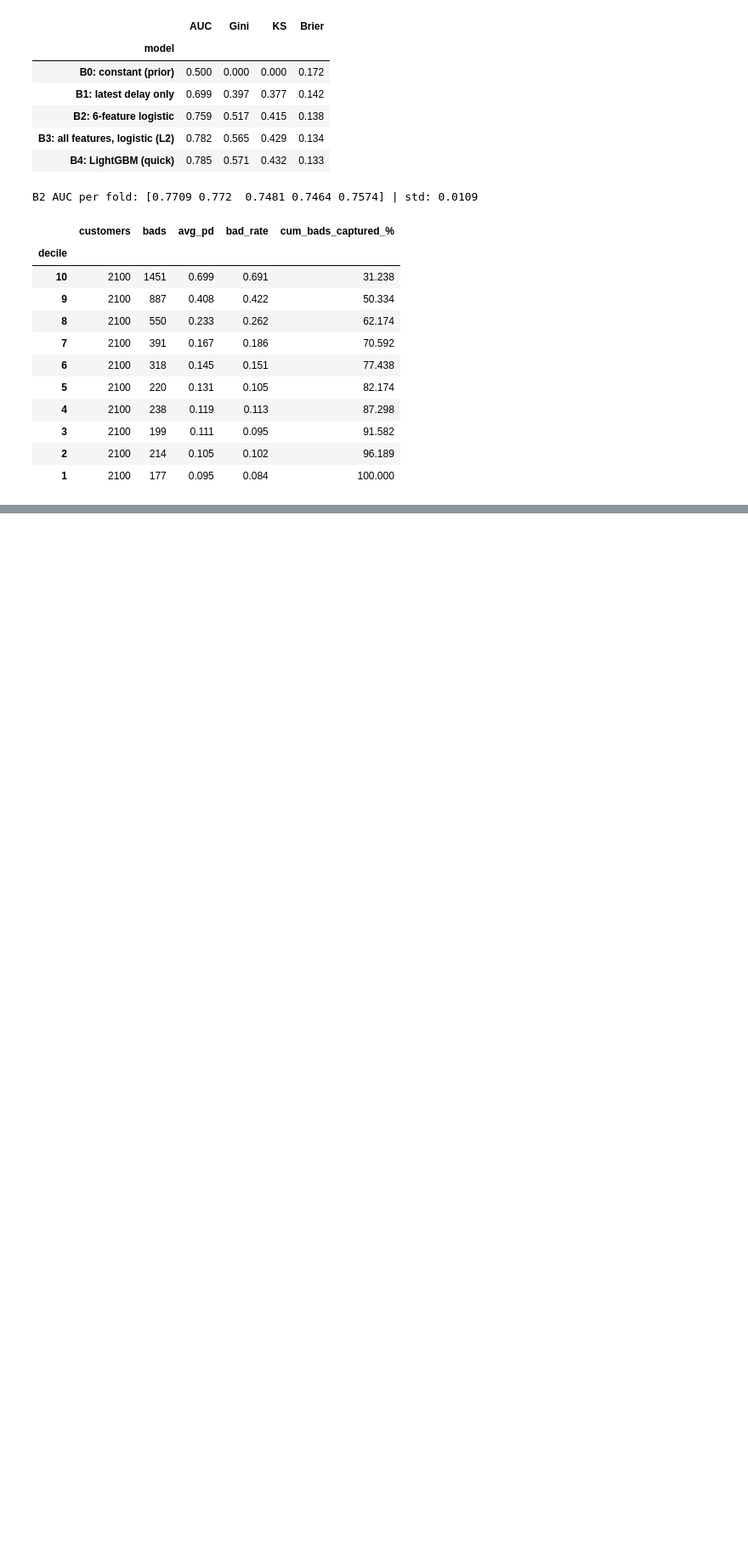
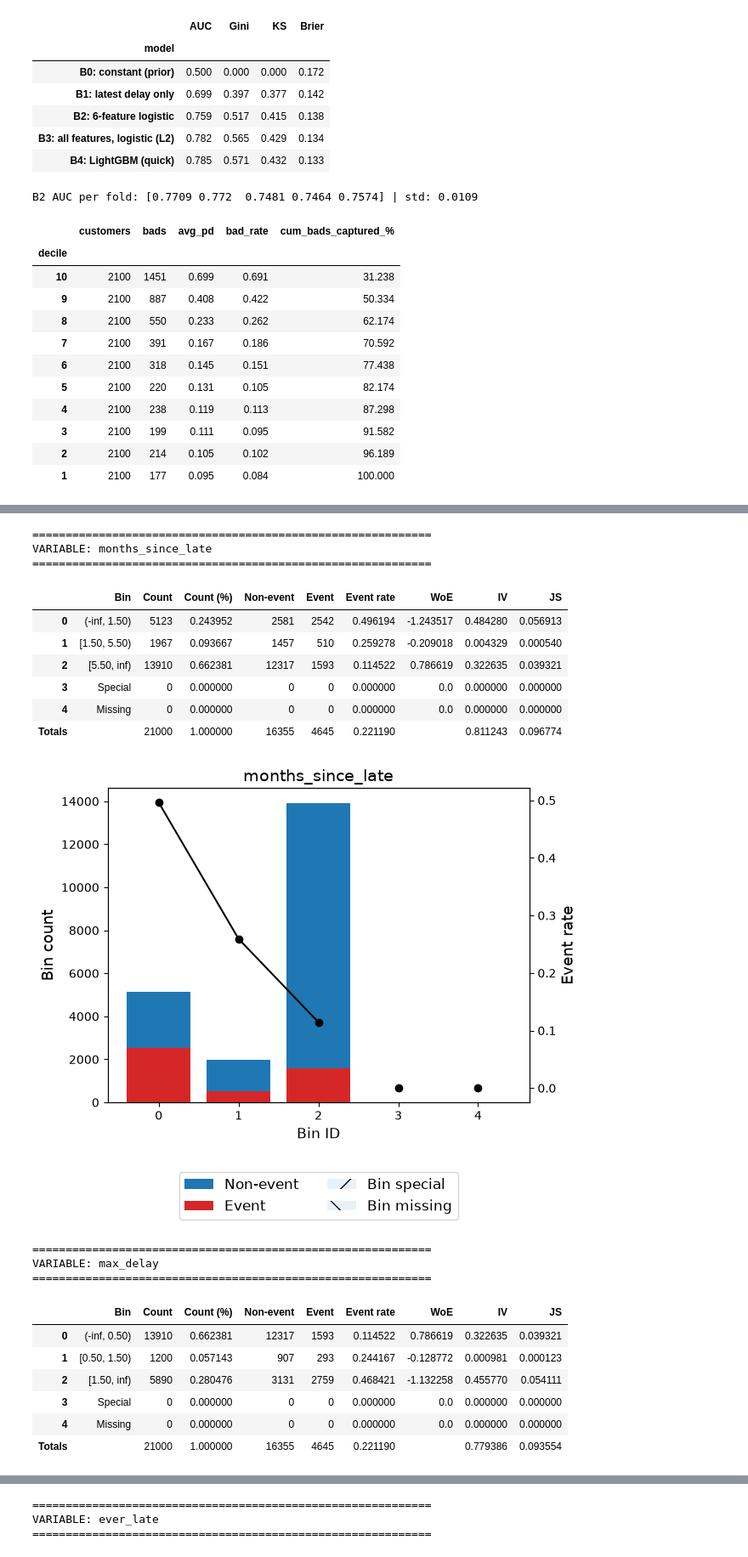
Before and after one commit to VaidehiKushwaha/credit-risk-scorecard-profit-optimization, a Jupyter notebook: notebooks/03_scorecard_and_ml_models.ipynb, the cells around one changed output, grey strips where cells are left out. Shown at 85% size. Drawn from its saved outputs; the diff is of its cells as text; code cells hidden in the pictures; blank space fills up the shorter version.

```diff
--- a/notebooks/03_scorecard_and_ml_models.ipynb
+++ b/notebooks/03_scorecard_and_ml_models.ipynb
@@ -220,0 +407,35 @@ results_log.to_csv("../reports/model_results_log.csv", index=False)
+# %%
+#
+next3 = ["months_since_late", "max_delay", "ever_late"]
+
+for c in next3:
+    print("\n" + "=" * 60)
+    print("VARIABLE:", c)
+    print("=" * 60)
+
+    display(bins[c].binning_table.build())
+
+    bins[c].binning_table.plot(metric="event_rate")
+    plt.show()
+# %% [output]
+============================================================
+VARIABLE: months_since_late
+============================================================
+|  | Bin | Count | Count (%) | Non-event | Event | Event rate | WoE | IV | JS |
+| 0 | (-inf, 1.50) | 5123 | 0.243952 | 2581 | 2542 | 0.496194 | -1.243517 | 0.484280 | 0.056913 |
+| 1 | [1.50, 5.50) | 1967 | 0.093667 | 1457 | 510 | 0.259278 | -0.209018 | 0.004329 | 0.000540 |
+| 2 | [5.50, inf) | 13910 | 0.662381 | 12317 | 1593 | 0.114522 | 0.786619 | 0.322635 | 0.039321 |
+| 3 | Special | 0 | 0.000000 | 0 | 0 | 0.000000 | 0.0 | 0.000000 | 0.000000 |
+| 4 | Missing | 0 | 0.000000 | 0 | 0 | 0.000000 | 0.0 | 0.000000 | 0.000000 |
+| Totals |  | 21000 | 1.000000 | 16355 | 4645 | 0.221190 |  | 0.811243 | 0.096774 |
+[figure, added]
+============================================================
+VARIABLE: max_delay
+============================================================
+|  | Bin | Count | Count (%) | Non-event | Event | Event rate | WoE | IV | JS |
+| 0 | (-inf, 0.50) | 13910 | 0.662381 | 12317 | 1593 | 0.114522 | 0.786619 | 0.322635 | 0.039321 |
+| 1 | [0.50, 1.50) | 1200 | 0.057143 | 907 | 293 | 0.244167 | -0.128772 | 0.000981 | 0.000123 |
+| 2 | [1.50, inf) | 5890 | 0.280476 | 3131 | 2759 | 0.468421 | -1.132258 | 0.455770 | 0.054111 |
+| 3 | Special | 0 | 0.000000 | 0 | 0 | 0.000000 | 0.0 | 0.000000 | 0.000000 |
+| 4 | Missing | 0 | 0.000000 | 0 | 0 | 0.000000 | 0.0 | 0.000000 | 0.000000 |
+| Totals |  | 21000 | 1.000000 | 16355 | 4645 | 0.221190 |  | 0.779386 | 0.093554 |
@@ -220,0 +443,3 @@ results_log.to_csv("../reports/model_results_log.csv", index=False)
+============================================================
+VARIABLE: ever_late
+============================================================
```
Also changed, not shown: parts of 61 cells of this notebook, 4 other files.
